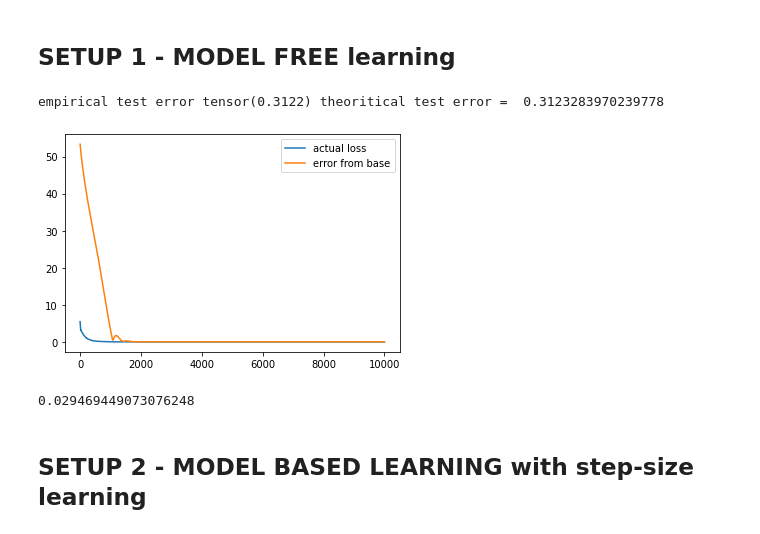
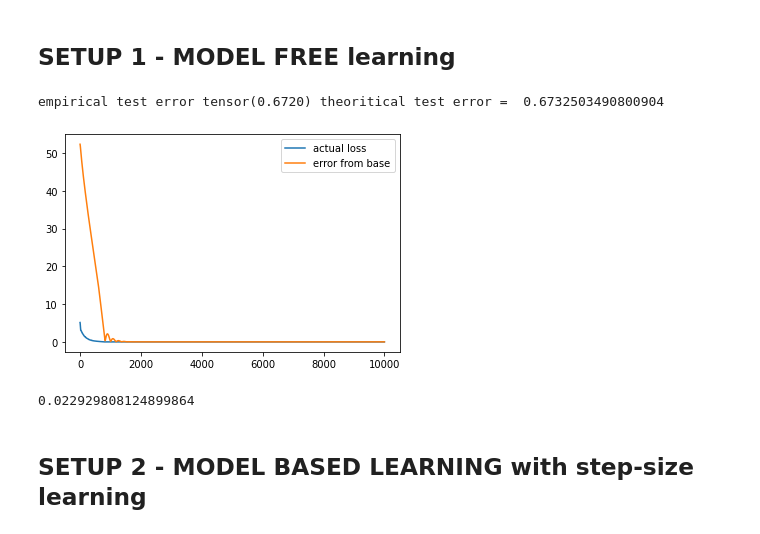
Before and after one commit to siddpiku/unrolledLOOPS, a Jupyter notebook: Unrolled loops.ipynb, the cells around one changed output. Saved outputs shown, nothing was run; the diff lists cells and outputs as text; code cells hidden in the pictures.

```diff
--- a/Unrolled loops.ipynb
+++ b/Unrolled loops.ipynb
@@ -7,9 +7,9 @@ import torch.optim as optim
 ## SETUP 1 - MODEL FREE learning
 # %%
 d = 100 # dimension of data points x
-n = 90 # number of data points
+n = 80 # number of data points
 ntest = 10000
-m = 100 # size of measurements b
+m = 90 # size of measurements b
 noise = 0
 X = np.random.uniform(-1/np.sqrt(d),1/np.sqrt(d),size = (n,d))
 A = np.random.uniform(-1/np.sqrt(d),1/np.sqrt(d),(m,d))
@@ -29,36 +29,36 @@ estimateML = np.matmul(X.T, np.linalg.pinv(B))
 
 
 optimizer = optim.SGD([C], lr = 0.1, momentum = 0.99)
 
 epochs = 10000
 l = []
 lbase = []
 for i in range(epochs):
     optimizer.zero_grad()
     loss = torch.norm(C.matmul(B.float()).transpose(0,1) - X.float())
     loss.backward()
     optimizer.step()
     l.append(loss.item())
     lbase.append(torch.norm(C.detach() - estimateML.float()))
 def test(C):
     Xtest = torch.tensor(np.random.uniform(-1/np.sqrt(d),1/np.sqrt(d),size = (ntest,d)))
     Btest = torch.tensor(np.matmul(A,Xtest.transpose(0,1)))
     return torch.norm(C.matmul(Btest.float()).transpose(0,1)-Xtest.float())**2/ntest
 
 testerror = np.matrix.trace(np.matmul(np.matmul(
         np.matmul(estimateML,A)-np.eye(d),
         Sigma),np.matmul(estimateML,A).T-np.eye(d)).numpy())#torch.norm(np.matmul(estimateML,A)-np.eye(d))**2/(3*d)
 print('empirical test error', test(C.detach()), 'theoritical test error = ', testerror)
 plt.plot(l,label = 'actual loss')
 
 plt.plot(lbase,label = 'error from base')
 plt.legend()
 plt.show()
 print(l[-1])
 # %% [output]
-empirical test error tensor(0.3122) theoritical test error =  0.3123283970239778
+empirical test error tensor(0.6720) theoritical test error =  0.6732503490800904
-[figure, old version]
+[figure, new version]
-0.029469449073076248
+0.022929808124899864
 # %% [markdown]
 ## SETUP 2 - MODEL BASED LEARNING with step-size learning
 # %%
```
Also changed, not shown: parts of 4 cells of this notebook.
